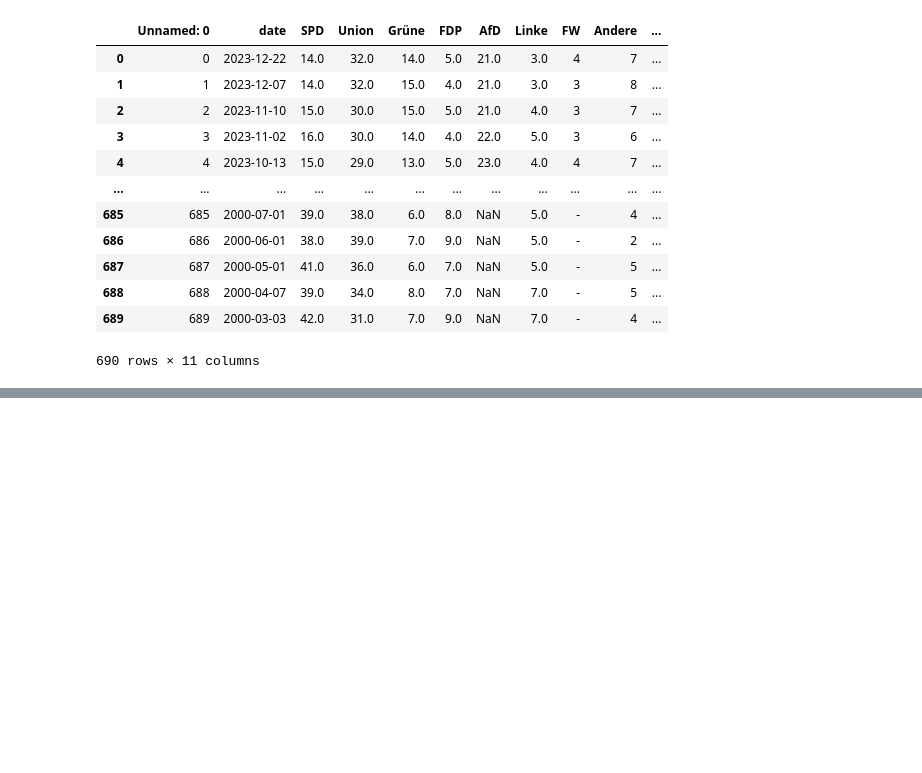
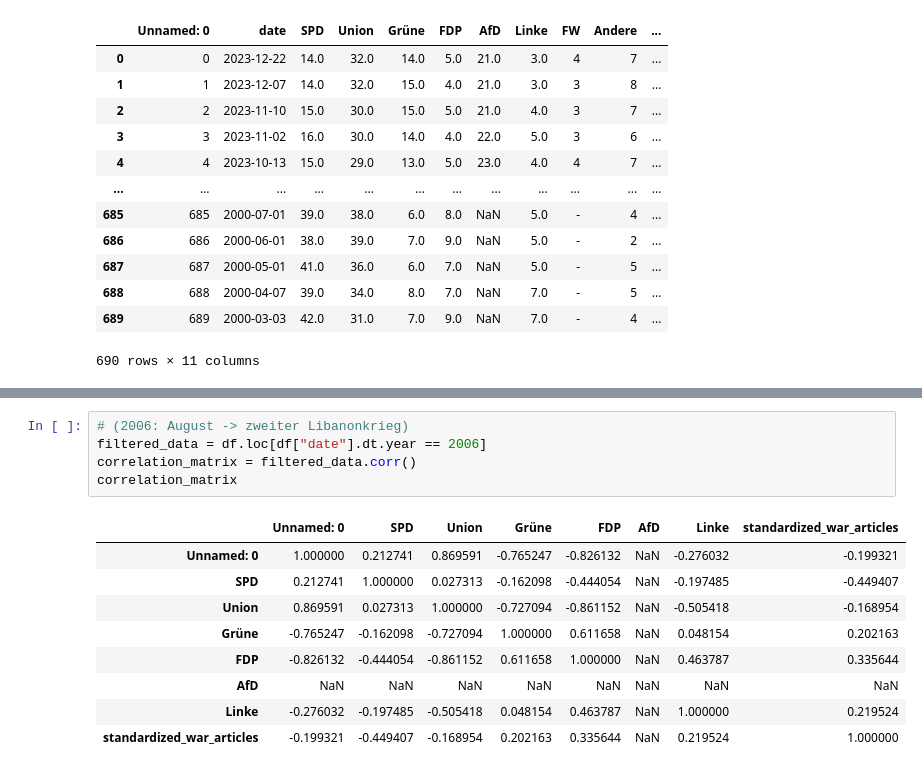
Before and after one commit to schokoblume/Data-Literacy, a Jupyter notebook: Analysis/Correlation.ipynb, the cells around one changed output, grey strips where cells are left out. Saved outputs shown, nothing was run; the diff lists cells and outputs as text; blank space fills up the shorter version.

```diff
--- a/Analysis/Correlation.ipynb
+++ b/Analysis/Correlation.ipynb
@@ -46,0 +61,15 @@ correlation_matrix
+# %%
+# (2006: August -> zweiter Libanonkrieg)
+filtered_data = df.loc[df["date"].dt.year == 2006]
+correlation_matrix = filtered_data.corr()
+correlation_matrix
+# %% [output]
+|  | Unnamed: 0 | SPD | Union | Grüne | FDP | AfD | Linke | standardized_war_articles |
+| Unnamed: 0 | 1.000000 | 0.212741 | 0.869591 | -0.765247 | -0.826132 | NaN | -0.276032 | -0.199321 |
+| SPD | 0.212741 | 1.000000 | 0.027313 | -0.162098 | -0.444054 | NaN | -0.197485 | -0.449407 |
+| Union | 0.869591 | 0.027313 | 1.000000 | -0.727094 | -0.861152 | NaN | -0.505418 | -0.168954 |
+| Grüne | -0.765247 | -0.162098 | -0.727094 | 1.000000 | 0.611658 | NaN | 0.048154 | 0.202163 |
+| FDP | -0.826132 | -0.444054 | -0.861152 | 0.611658 | 1.000000 | NaN | 0.463787 | 0.335644 |
+| AfD | NaN | NaN | NaN | NaN | NaN | NaN | NaN | NaN |
+| Linke | -0.276032 | -0.197485 | -0.505418 | 0.048154 | 0.463787 | NaN | 1.000000 | 0.219524 |
+| standardized_war_articles | -0.199321 | -0.449407 | -0.168954 | 0.202163 | 0.335644 | NaN | 0.219524 | 1.000000 |
```
Also changed, not shown: parts of 7 cells of this notebook.
